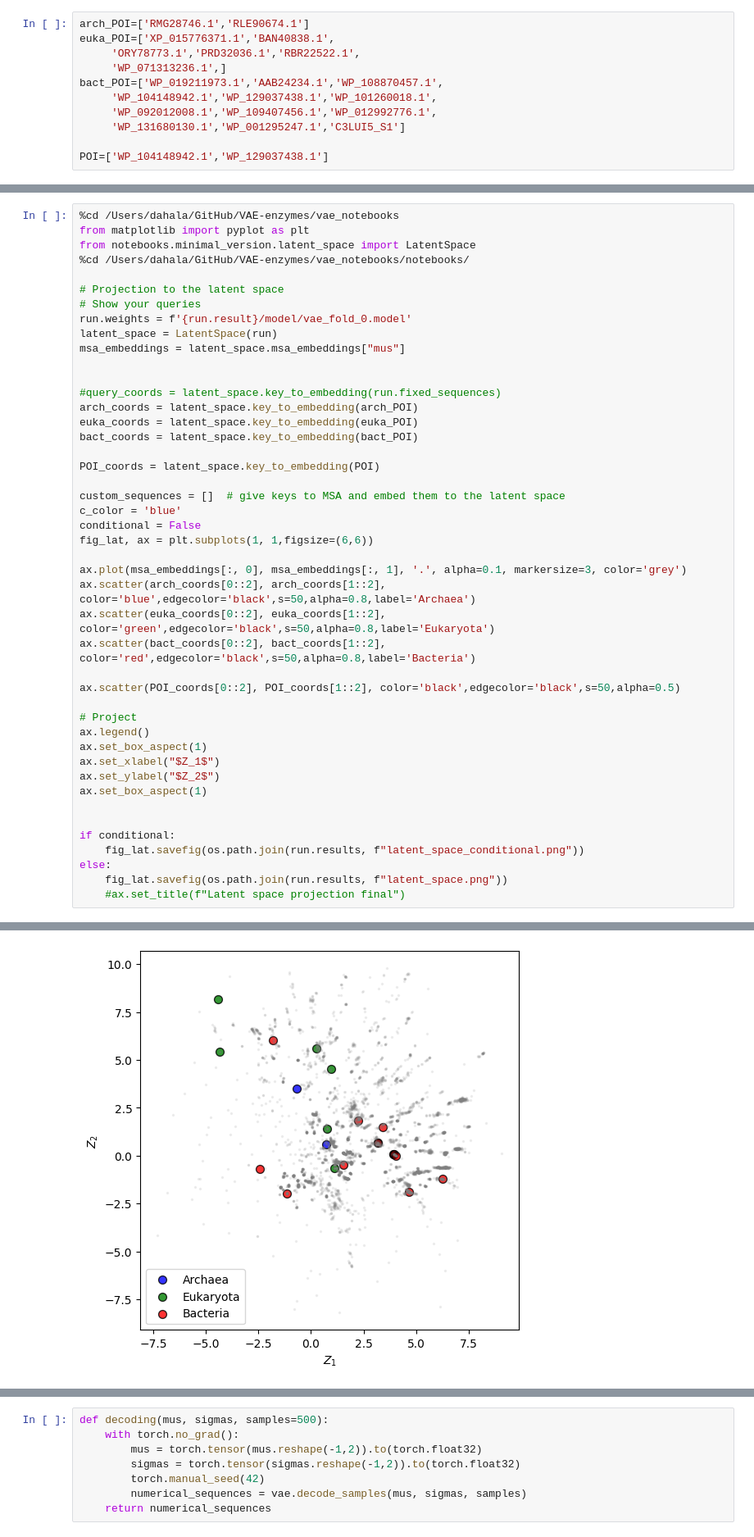
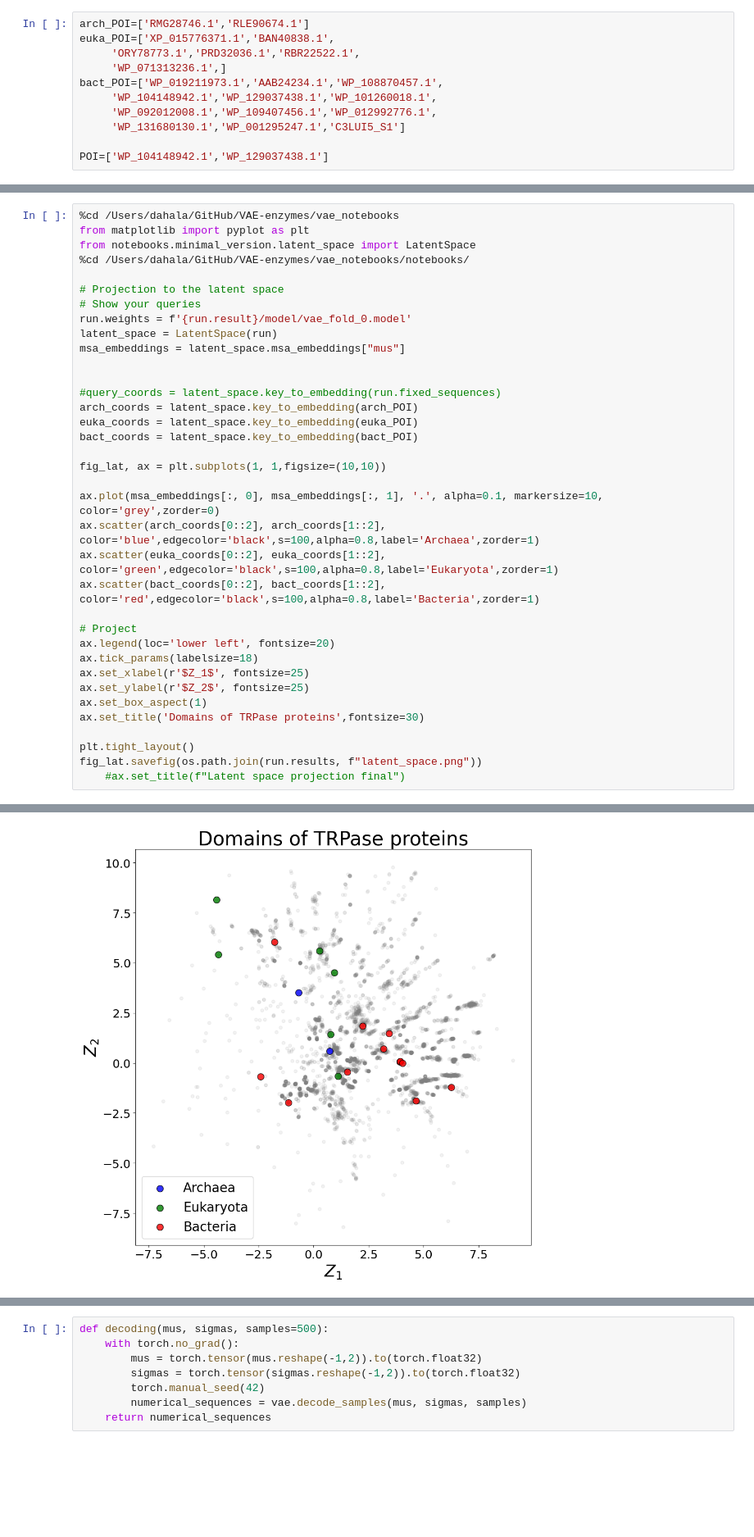
Before and after one commit to daha-la/VAE-enzymes, a Jupyter notebook: vae_notebooks/notebooks/vae_TRPase.ipynb, the cells around one changed output, grey strips where cells are left out. Shown at 82% size. Drawn from its saved outputs; the diff is of its cells as text; blank space fills up the shorter version.

```diff
--- a/vae_notebooks/notebooks/vae_TRPase.ipynb
+++ b/vae_notebooks/notebooks/vae_TRPase.ipynb
@@ -145,52 +147,43 @@ exp_res = pd.read_csv('../../random_data/TRPase/Cleaned_Experimental_Data.csv')
 # %%
 %cd /Users/dahala/GitHub/VAE-enzymes/vae_notebooks
 from matplotlib import pyplot as plt
 from notebooks.minimal_version.latent_space import LatentSpace
 %cd /Users/dahala/GitHub/VAE-enzymes/vae_notebooks/notebooks/
 
 # Projection to the latent space
 # Show your queries
 run.weights = f'{run.result}/model/vae_fold_0.model'
 latent_space = LatentSpace(run)
 msa_embeddings = latent_space.msa_embeddings["mus"]
 
 
 #query_coords = latent_space.key_to_embedding(run.fixed_sequences)
 arch_coords = latent_space.key_to_embedding(arch_POI)
 euka_coords = latent_space.key_to_embedding(euka_POI)
 bact_coords = latent_space.key_to_embedding(bact_POI)
 
-POI_coords = latent_space.key_to_embedding(POI)
+fig_lat, ax = plt.subplots(1, 1,figsize=(10,10))
 
-custom_sequences = []  # give keys to MSA and embed them to the latent space
-c_color = 'blue'
-conditional = False
-fig_lat, ax = plt.subplots(1, 1,figsize=(6,6))
-
-ax.plot(msa_embeddings[:, 0], msa_embeddings[:, 1], '.', alpha=0.1, markersize=3, color='grey')
-ax.scatter(arch_coords[0::2], arch_coords[1::2], color='blue',edgecolor='black',s=50,alpha=0.8,label='Archaea')
-ax.scatter(euka_coords[0::2], euka_coords[1::2], color='green',edgecolor='black',s=50,alpha=0.8,label='Eukaryota')
-ax.scatter(bact_coords[0::2], bact_coords[1::2], color='red',edgecolor='black',s=50,alpha=0.8,label='Bacteria')
-
-ax.scatter(POI_coords[0::2], POI_coords[1::2], color='black',edgecolor='black',s=50,alpha=0.5)
+ax.plot(msa_embeddings[:, 0], msa_embeddings[:, 1], '.', alpha=0.1, markersize=10, color='grey',zorder=0)
+ax.scatter(arch_coords[0::2], arch_coords[1::2], color='blue',edgecolor='black',s=100,alpha=0.8,label='Archaea',zorder=1)
+ax.scatter(euka_coords[0::2], euka_coords[1::2], color='green',edgecolor='black',s=100,alpha=0.8,label='Eukaryota',zorder=1)
+ax.scatter(bact_coords[0::2], bact_coords[1::2], color='red',edgecolor='black',s=100,alpha=0.8,label='Bacteria',zorder=1)
 
 # Project
-ax.legend()
+ax.legend(loc='lower left', fontsize=20)
+ax.tick_params(labelsize=18)
+ax.set_xlabel(r'$Z_1$', fontsize=25)
+ax.set_ylabel(r'$Z_2$', fontsize=25)
 ax.set_box_aspect(1)
-ax.set_xlabel("$Z_1$")
-ax.set_ylabel("$Z_2$")
-ax.set_box_aspect(1)
+ax.set_title('Domains of TRPase proteins',fontsize=30)
 
-
-if conditional:
-    fig_lat.savefig(os.path.join(run.results, f"latent_space_conditional.png"))
-else:
-    fig_lat.savefig(os.path.join(run.results, f"latent_space.png"))
+plt.tight_layout()
+fig_lat.savefig(os.path.join(run.results, f"latent_space.png"))
     #ax.set_title(f"Latent space projection final")
 # %% [output]
 /Users/dahala/GitHub/VAE-enzymes/vae_notebooks
 /Users/dahala/GitHub/VAE-enzymes/vae_notebooks/notebooks
-[figure, old version]
+[figure, new version]
 # %%
 %cd /Users/dahala/GitHub/VAE-enzymes/vae_notebooks
 from matplotlib import pyplot as plt
```
Also changed, not shown: parts of 25 cells of this notebook, 8 other files.
